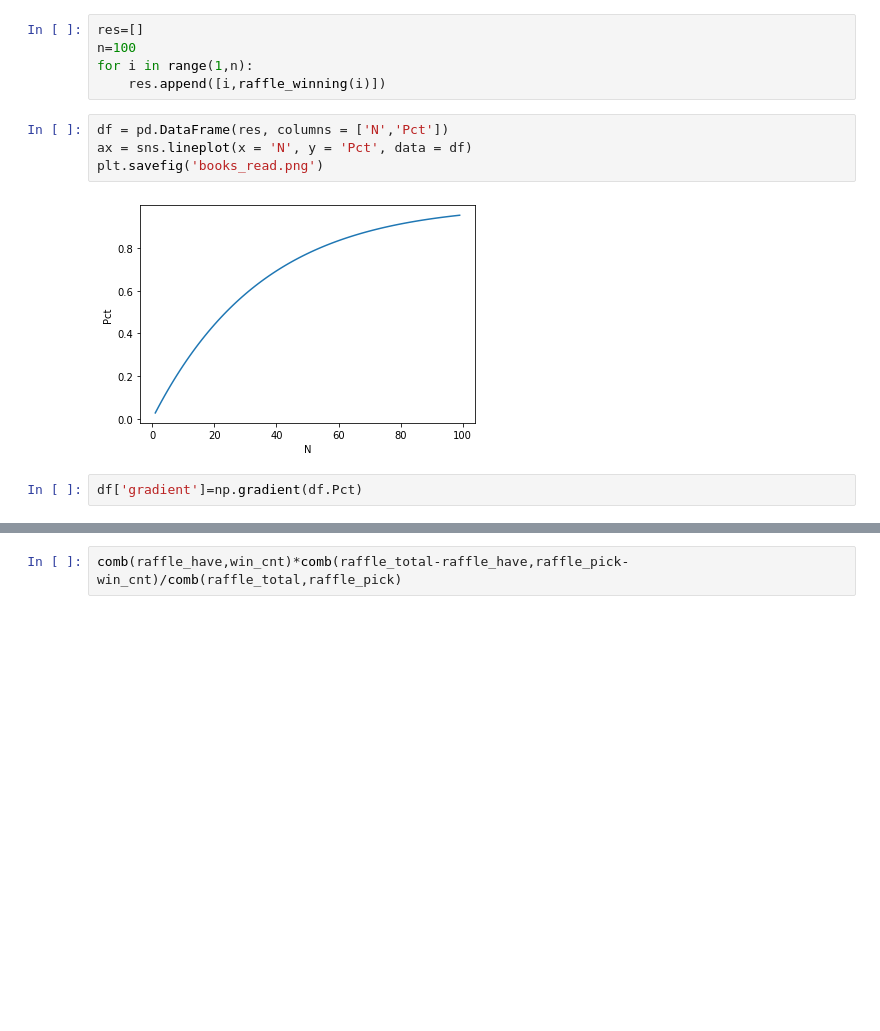
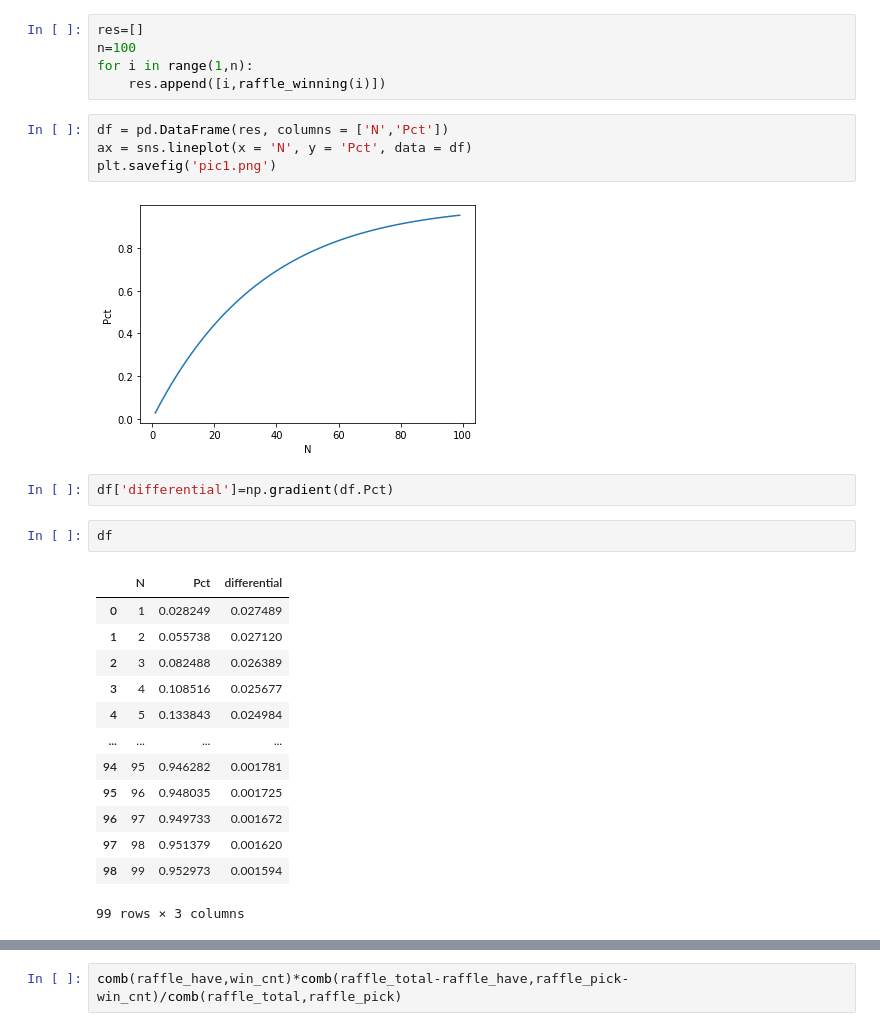
Before and after one commit to jimmywang-jw/interests, a Jupyter notebook: raffles/raffles.ipynb, the cells around one changed output, grey strips where cells are left out. Saved outputs shown, nothing was run; the diff lists cells and outputs as text; blank space fills up the shorter version.

```diff
--- a/raffles/raffles.ipynb
+++ b/raffles/raffles.ipynb
@@ -199,9 +202,25 @@ for i in range(1,n):
 # %%
 df = pd.DataFrame(res, columns = ['N','Pct'])
 ax = sns.lineplot(x = 'N', y = 'Pct', data = df)
-plt.savefig('books_read.png')
+plt.savefig('pic1.png')
 # %% [output]
 [figure]
 # %%
-df['gradient']=np.gradient(df.Pct)
+df['differential']=np.gradient(df.Pct)
+# %%
+df
+# %% [output]
+|  | N | Pct | differential |
+| 0 | 1 | 0.028249 | 0.027489 |
+| 1 | 2 | 0.055738 | 0.027120 |
+| 2 | 3 | 0.082488 | 0.026389 |
+| 3 | 4 | 0.108516 | 0.025677 |
+| 4 | 5 | 0.133843 | 0.024984 |
+| ... | ... | ... | ... |
+| 94 | 95 | 0.946282 | 0.001781 |
+| 95 | 96 | 0.948035 | 0.001725 |
+| 96 | 97 | 0.949733 | 0.001672 |
+| 97 | 98 | 0.951379 | 0.001620 |
+| 98 | 99 | 0.952973 | 0.001594 |
+99 rows × 3 columns
 # %%
```
Also changed, not shown: parts of 4 cells of this notebook, 2 other files.
